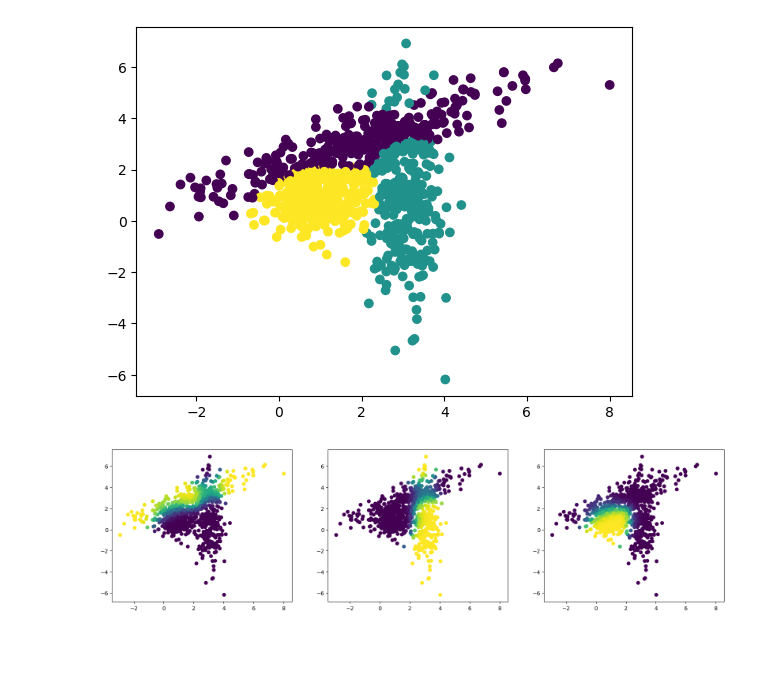
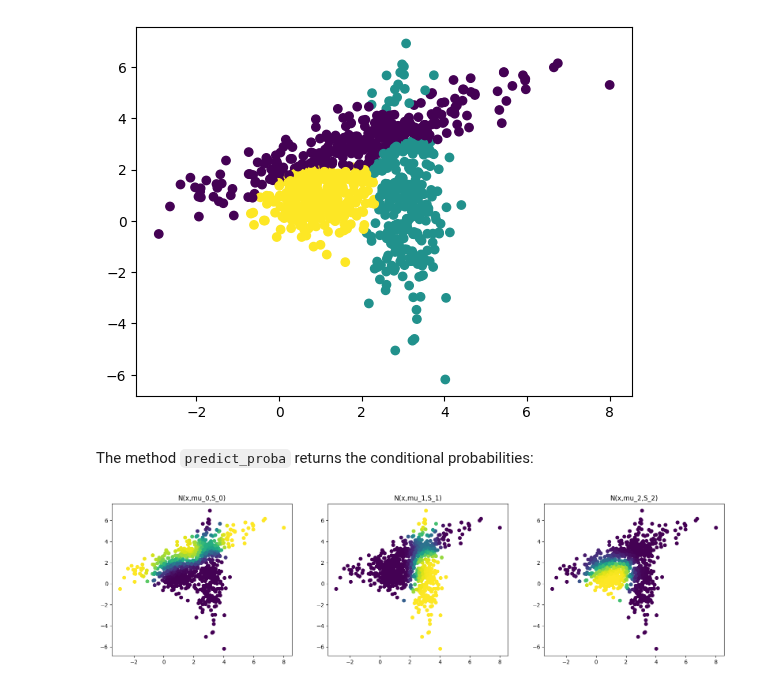
Before and after one commit to giorgiodema/Machine-Learning-2023, a Jupyter notebook: notebooks/09latent_variables.ipynb, the cells around one changed output. Cells and saved outputs as stored; diff of their text form; code cells hidden in the pictures; blank space fills up the shorter version.

```diff
--- a/notebooks/09latent_variables.ipynb
+++ b/notebooks/09latent_variables.ipynb
@@ -289,12 +302,16 @@ ax.scatter(X[:,0],X[:,1],c=Y)
 plt.show()
 # %% [output]
 [figure]
+# %% [markdown]
+The method `predict_proba` returns the conditional probabilities:
 # %%
 fig,ax = plt.subplots(1,3)
 fig.set_size_inches(20,5)
 Y = gmm.predict_proba(X)
 
 for i in range(3):
     ax[i].scatter(X[:,0],X[:,1],c=Y[:,i])
+    ax[i].set_title(f"N(x,mu_{i},S_{i})")
+plt.show()
 # %% [output]
-[figure, old version]
+[figure, new version]
```
Also changed, not shown: parts of 8 cells of this notebook.
